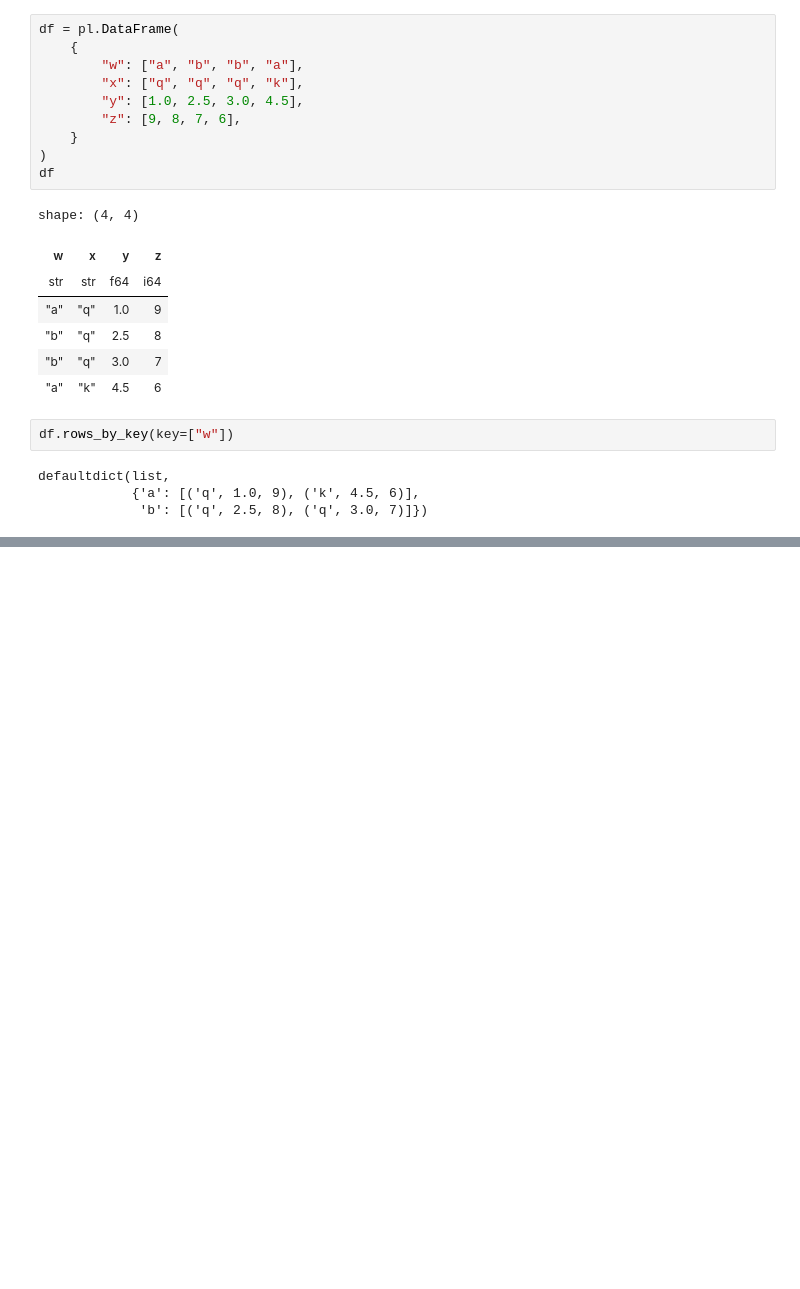
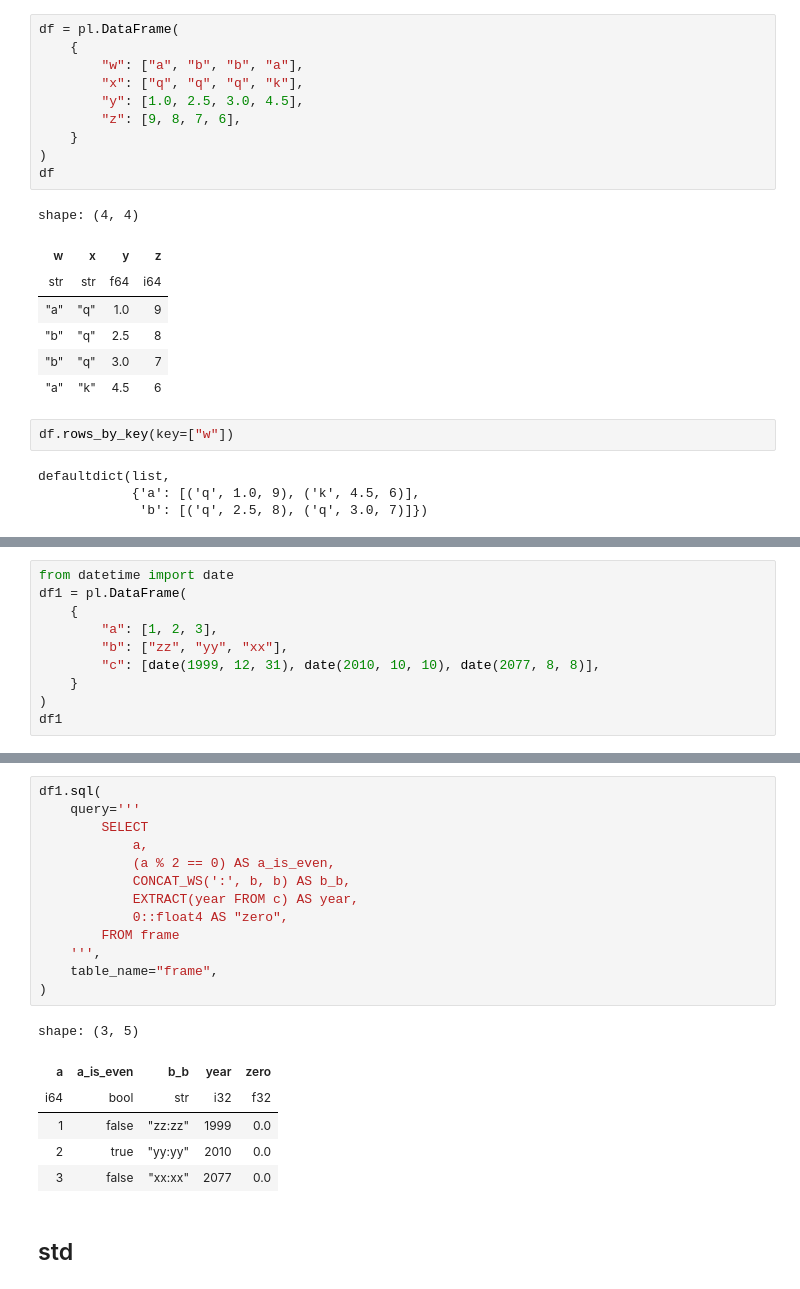
Before and after one commit to ferrandonea/polars_tut, a Jupyter notebook: DataFramePropAndMethods.ipynb, the cells around one changed output, grey strips where cells are left out. Drawn from its saved outputs; the diff is of its cells as text; blank space fills up the shorter version.

```diff
--- a/DataFramePropAndMethods.ipynb
+++ b/DataFramePropAndMethods.ipynb
@@ -2710,0 +2935,10 @@ defaultdict(list,
+# %%
+from datetime import date
+df1 = pl.DataFrame(
+    {
+        "a": [1, 2, 3],
+        "b": ["zz", "yy", "xx"],
+        "c": [date(1999, 12, 31), date(2010, 10, 10), date(2077, 8, 8)],
+    }
+)
+df1
@@ -2710,0 +2960,22 @@ defaultdict(list,
+# %%
+df1.sql(
+    query='''
+        SELECT
+            a,
+            (a % 2 == 0) AS a_is_even,
+            CONCAT_WS(':', b, b) AS b_b,
+            EXTRACT(year FROM c) AS year,
+            0::float4 AS "zero",
+        FROM frame
+    ''',
+    table_name="frame",
+)
+# %% [output]
+shape: (3, 5)
+| a | a_is_even | b_b | year | zero |
+| i64 | bool | str | i32 | f32 |
+| 1 | false | "zz:zz" | 1999 | 0.0 |
+| 2 | true | "yy:yy" | 2010 | 0.0 |
+| 3 | false | "xx:xx" | 2077 | 0.0 |
+# %% [markdown]
+## std
```
Also changed, not shown: parts of 30 cells of this notebook.
